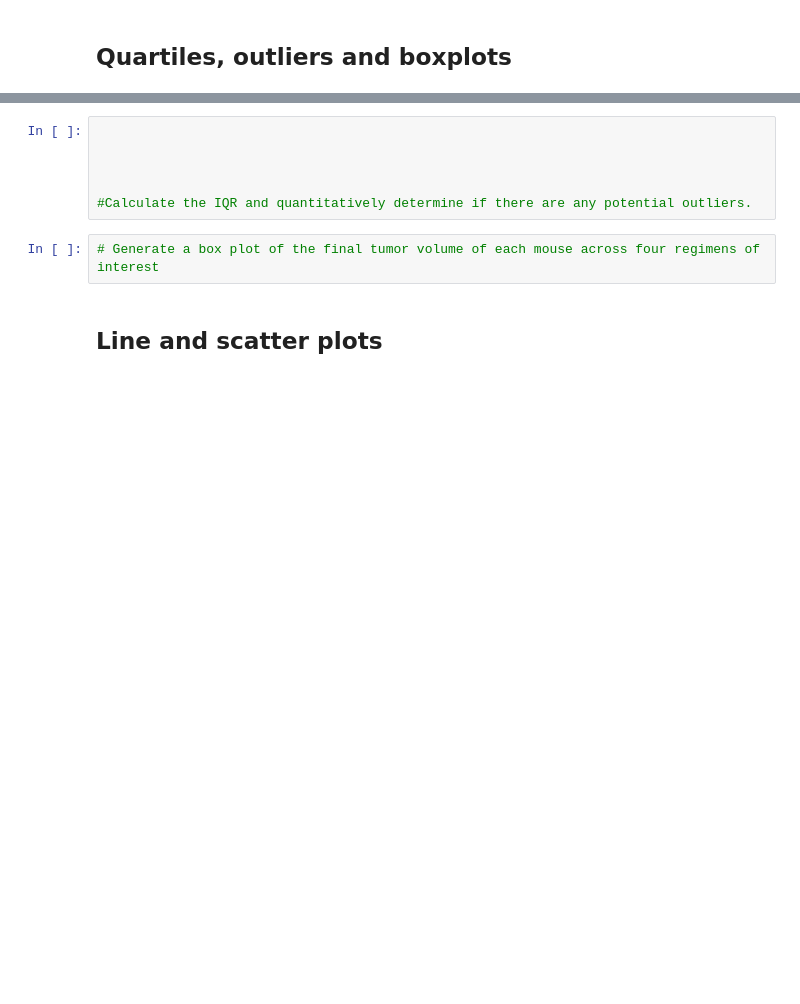
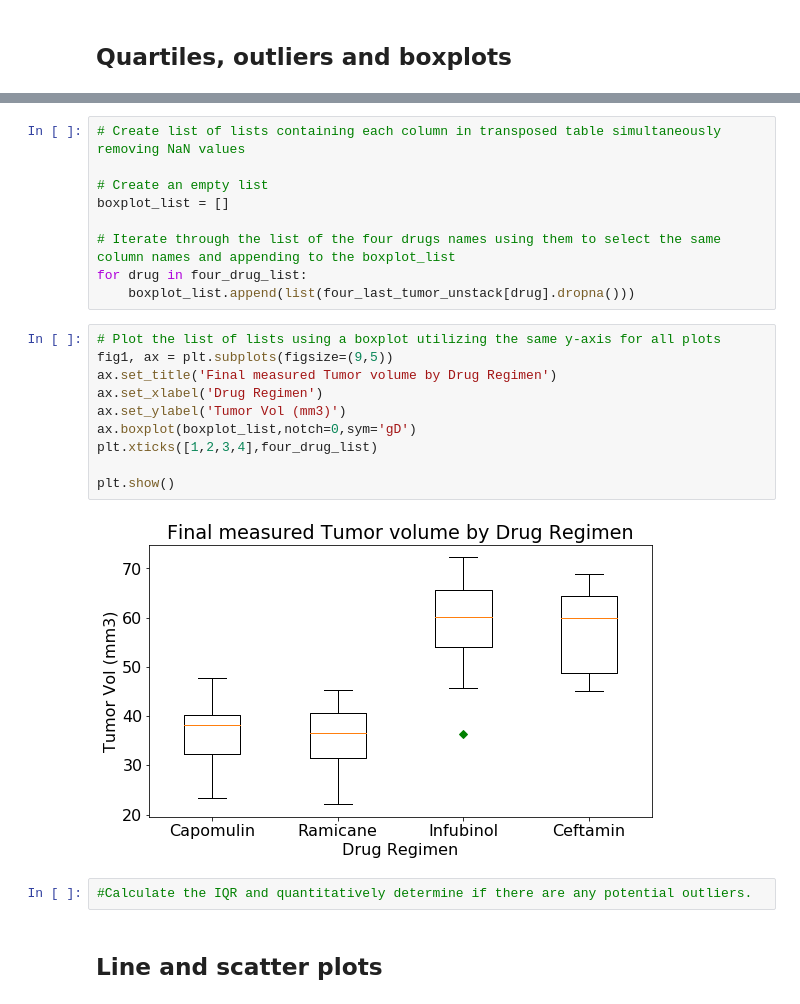
Before and after one commit to kipmadden/Pymaceuticals, a Jupyter notebook: pymaceuticals_starter.ipynb, the cells around one changed output, grey strips where cells are left out. Drawn from its saved outputs; the diff is of its cells as text; blank space fills up the shorter version.

Commit message:
Added boxplot

```diff
--- a/pymaceuticals_starter.ipynb
+++ b/pymaceuticals_starter.ipynb
@@ -328,11 +337,26 @@ four_max_timepoint.head(50)
+# %%
+# Create list of lists containing each column in transposed table simultaneously removing NaN values
+
+# Create an empty list
+boxplot_list = []
+
+# Iterate through the list of the four drugs names using them to select the same column names and appending to the boxplot_list
+for drug in four_drug_list:
+    boxplot_list.append(list(four_last_tumor_unstack[drug].dropna()))
+# %%
+# Plot the list of lists using a boxplot utilizing the same y-axis for all plots
+fig1, ax = plt.subplots(figsize=(9,5))
+ax.set_title('Final measured Tumor volume by Drug Regimen')
+ax.set_xlabel('Drug Regimen')
+ax.set_ylabel('Tumor Vol (mm3)')
+ax.boxplot(boxplot_list,notch=0,sym='gD')
+plt.xticks([1,2,3,4],four_drug_list)
+
+plt.show()
+# %% [output]
+[figure, added]
 # %%
-
-
-
-
 #Calculate the IQR and quantitatively determine if there are any potential outliers.
-# %%
-# Generate a box plot of the final tumor volume of each mouse across four regimens of interest
 # %% [markdown]
 ## Line and scatter plots
 # %%
```
Also changed, not shown: parts of 2 cells of this notebook.
